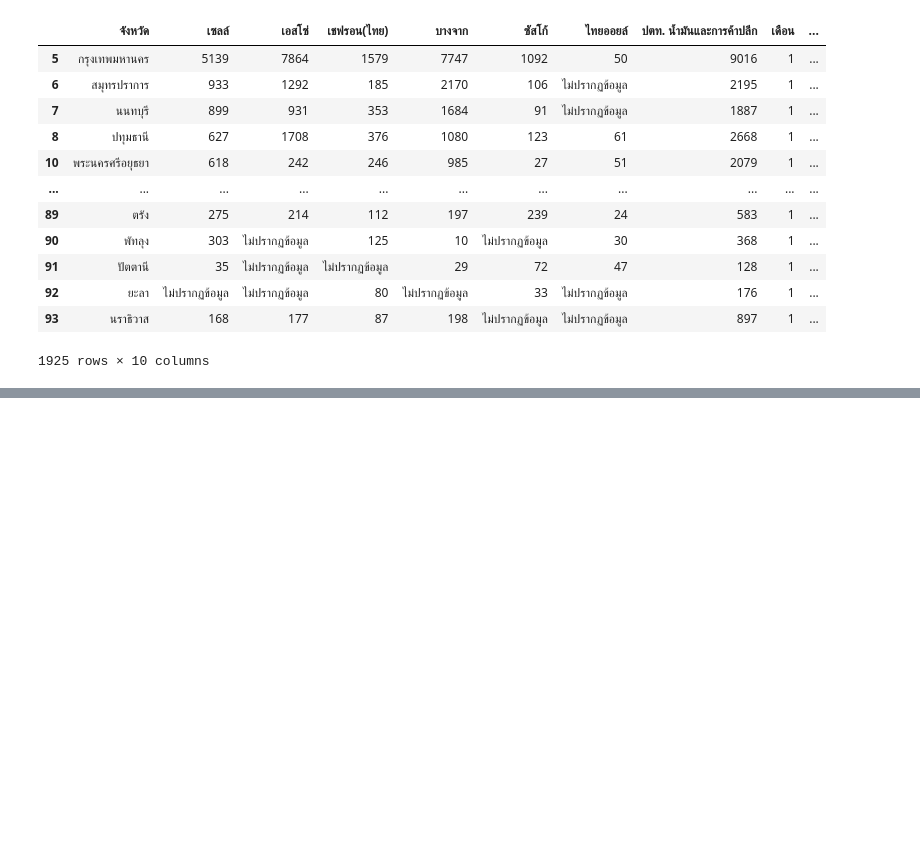
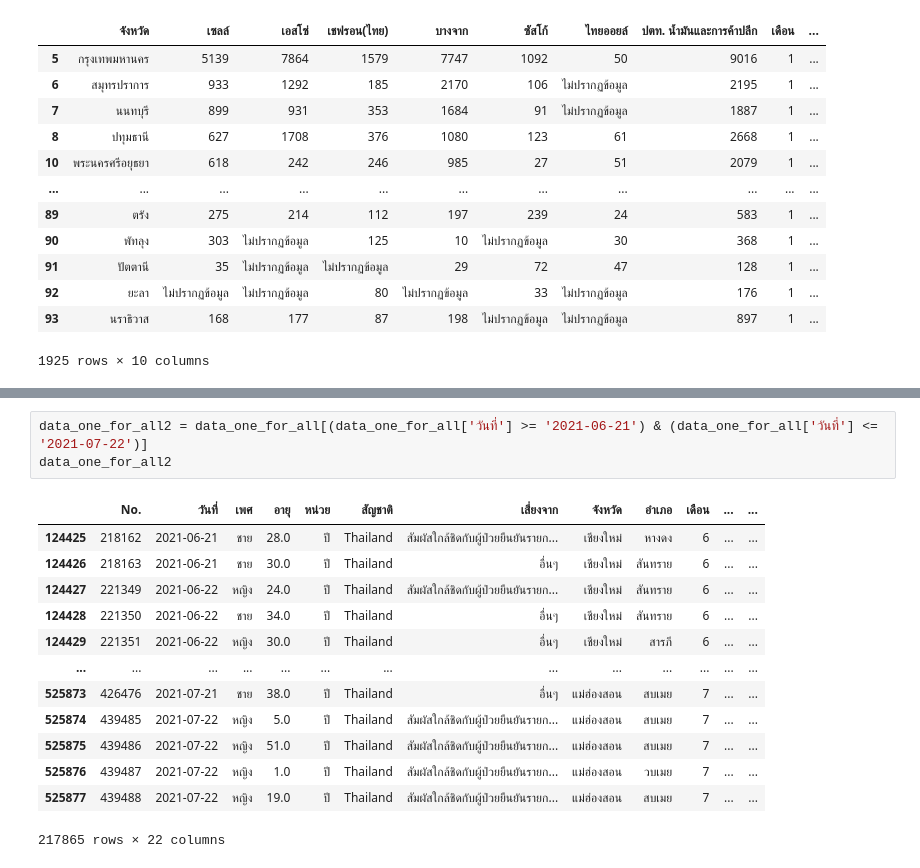
Before and after one commit to gotserena/data_viz_2022, a Jupyter notebook: Project.ipynb, the cells around one changed output, grey strips where cells are left out. Cells and saved outputs as stored; diff of their text form; blank space fills up the shorter version.

```diff
--- a/Project.ipynb
+++ b/Project.ipynb
@@ -1622,0 +1478,17 @@ data_one_for_all6.to_excel(os.path.join(path,'project130121-310122.xlsx'))
+# %%
+data_one_for_all2 = data_one_for_all[(data_one_for_all['วันที่'] >= '2021-06-21') & (data_one_for_all['วันที่'] <= '2021-07-22')]
+data_one_for_all2
+# %% [output]
+|  | No. | วันที่ | เพศ | อายุ | หน่วย | สัญชาติ | เสี่ยงจาก | จังหวัด | อำเภอ | เดือน | ... | ... |
+| 124425 | 218162 | 2021-06-21 | ชาย | 28.0 | ปี | Thailand | สัมผัสใกล้ชิดกับผู้ป่วยยืนยันรายก... | เชียงใหม่ | หางดง | 6 | ... | ... |
+| 124426 | 218163 | 2021-06-21 | ชาย | 30.0 | ปี | Thailand | อื่นๆ | เชียงใหม่ | สันทราย | 6 | ... | ... |
+| 124427 | 221349 | 2021-06-22 | หญิง | 24.0 | ปี | Thailand | สัมผัสใกล้ชิดกับผู้ป่วยยืนยันรายก... | เชียงใหม่ | สันทราย | 6 | ... | ... |
+| 124428 | 221350 | 2021-06-22 | ชาย | 34.0 | ปี | Thailand | อื่นๆ | เชียงใหม่ | สันทราย | 6 | ... | ... |
+| 124429 | 221351 | 2021-06-22 | หญิง | 30.0 | ปี | Thailand | อื่นๆ | เชียงใหม่ | สารภี | 6 | ... | ... |
+| ... | ... | ... | ... | ... | ... | ... | ... | ... | ... | ... | ... | ... |
+| 525873 | 426476 | 2021-07-21 | ชาย | 38.0 | ปี | Thailand | อื่นๆ | แม่ฮ่องสอน | สบเมย | 7 | ... | ... |
+| 525874 | 439485 | 2021-07-22 | หญิง | 5.0 | ปี | Thailand | สัมผัสใกล้ชิดกับผู้ป่วยยืนยันรายก... | แม่ฮ่องสอน | สบเมย | 7 | ... | ... |
+| 525875 | 439486 | 2021-07-22 | หญิง | 51.0 | ปี | Thailand | สัมผัสใกล้ชิดกับผู้ป่วยยืนยันรายก... | แม่ฮ่องสอน | สบเมย | 7 | ... | ... |
+| 525876 | 439487 | 2021-07-22 | หญิง | 1.0 | ปี | Thailand | สัมผัสใกล้ชิดกับผู้ป่วยยืนยันรายก... | แม่ฮ่องสอน | วบเมย | 7 | ... | ... |
+| 525877 | 439488 | 2021-07-22 | หญิง | 19.0 | ปี | Thailand | สัมผัสใกล้ชิดกับผู้ป่วยยืนยันรายก... | แม่ฮ่องสอน | สบเมย | 7 | ... | ... |
+217865 rows × 22 columns
```
Also changed, not shown: parts of 82 cells of this notebook.
